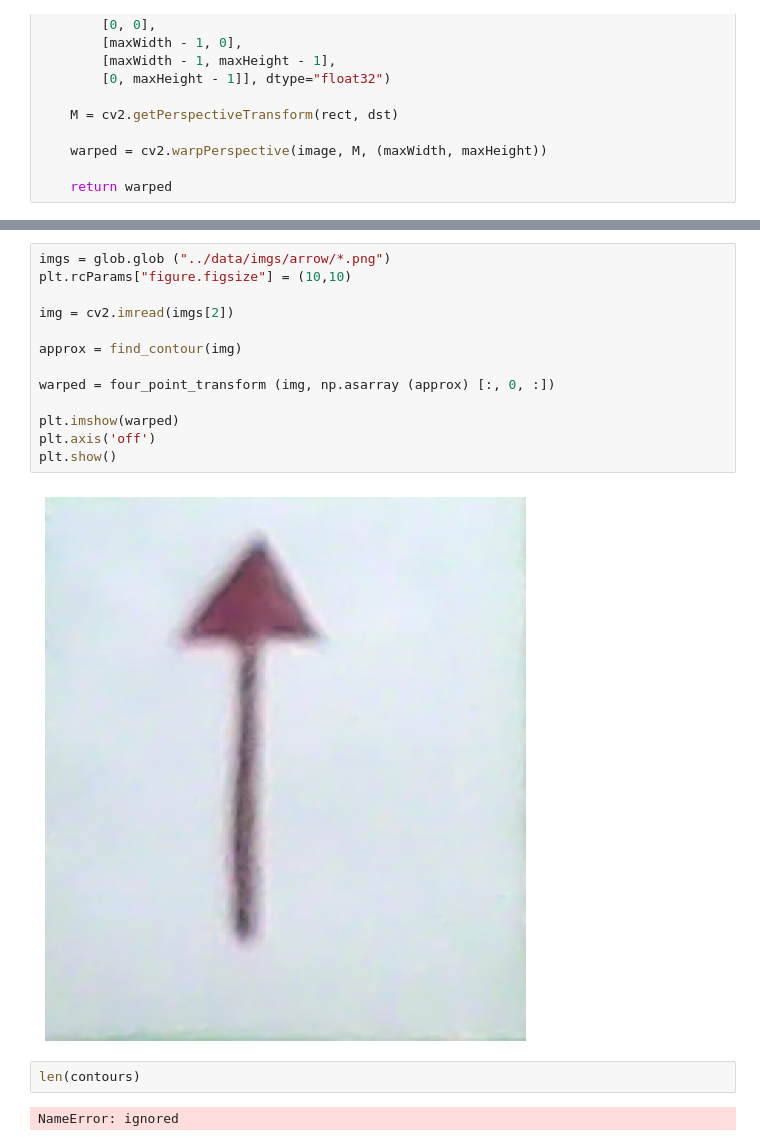
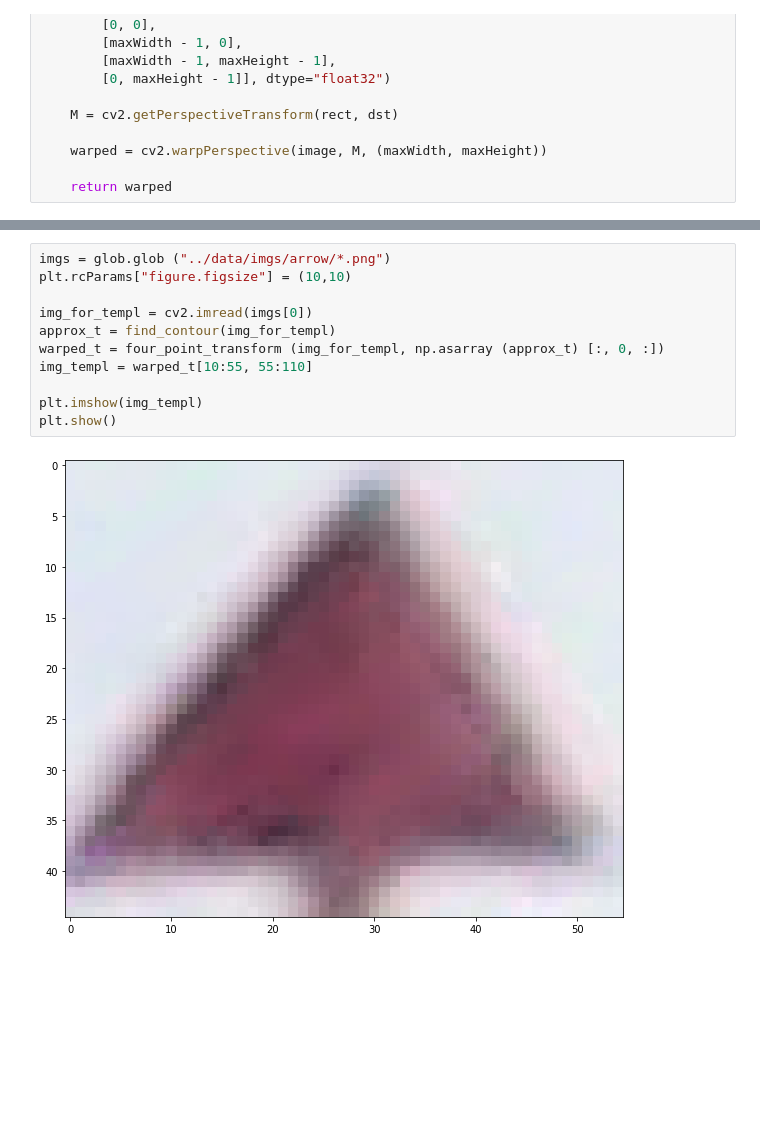
Before and after one commit to AZhed/cvr_course, a Jupyter notebook: notebooks/cv_hw3.ipynb, the cells around one changed output, grey strips where cells are left out. Drawn from its saved outputs; the diff is of its cells as text; blank space fills up the shorter version.

```diff
--- a/notebooks/cv_hw3.ipynb
+++ b/notebooks/cv_hw3.ipynb
@@ -178,19 +217,13 @@ plt.show()
 # %%
 imgs = glob.glob ("../data/imgs/arrow/*.png")
 plt.rcParams["figure.figsize"] = (10,10)
 
-img = cv2.imread(imgs[2])
+img_for_templ = cv2.imread(imgs[0])
+approx_t = find_contour(img_for_templ)
+warped_t = four_point_transform (img_for_templ, np.asarray (approx_t) [:, 0, :])
+img_templ = warped_t[10:55, 55:110]
 
-approx = find_contour(img)
-
-warped = four_point_transform (img, np.asarray (approx) [:, 0, :])
-
-plt.imshow(warped)
-plt.axis('off')
+plt.imshow(img_templ)
 plt.show()
 # %% [output]
-[figure, old version]
+[figure, new version]
-# %%
-len(contours)
-# %% [output]
-NameError: ignored
```
Also changed, not shown: parts of 6 cells of this notebook.
